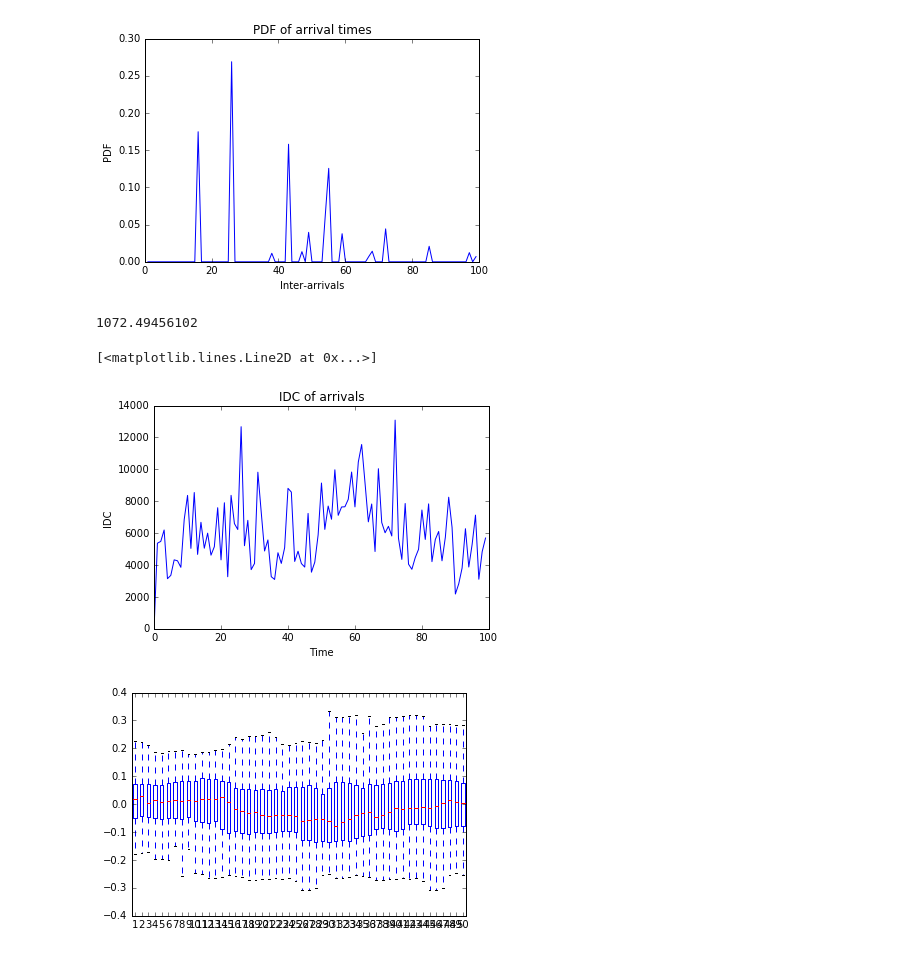
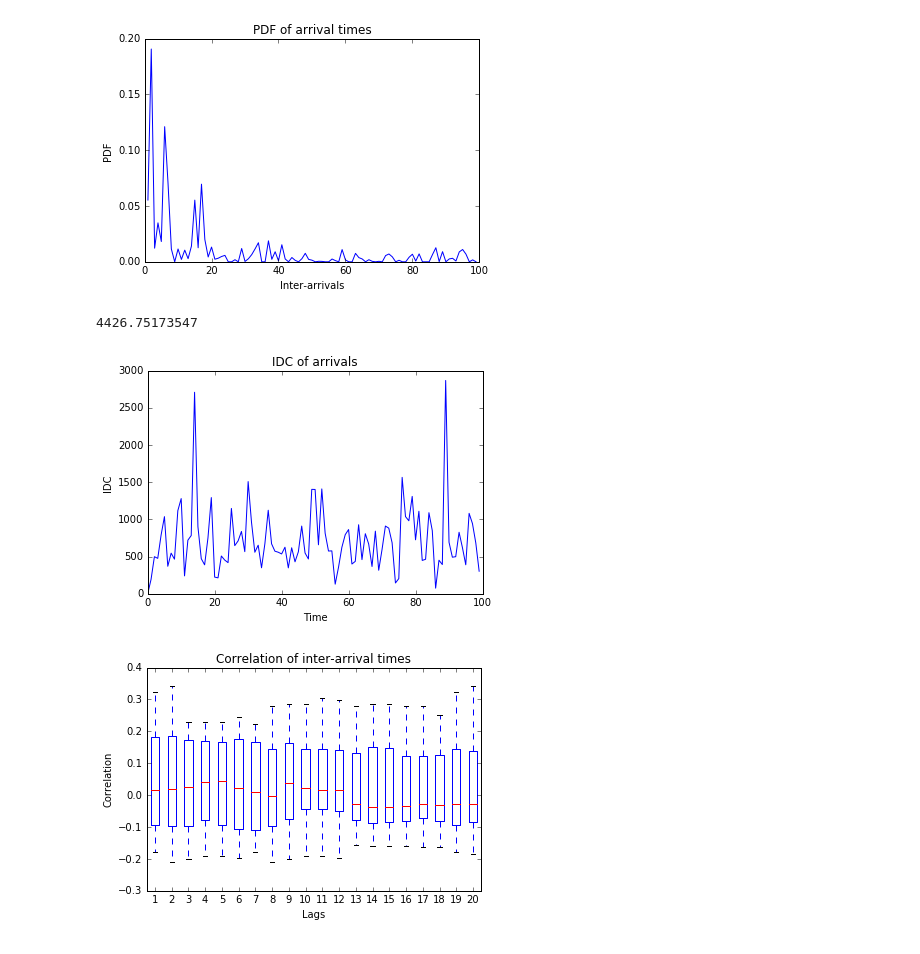
Before and after one commit to khalilmebarkia/BMEVITTD069, a Jupyter notebook: Traffic-Analysis.ipynb, the cells around one changed output. Drawn from its saved outputs; the diff is of its cells as text; code cells hidden in the pictures.

```diff
--- a/Traffic-Analysis.ipynb
+++ b/Traffic-Analysis.ipynb
@@ -8,7 +8,7 @@ import matplotlib.pyplot as plt
 import pylab as pl
 import random
 # %%
-f = open('data/lbl-pkt-4.csv', 'r')
+f = open('data/poisson1.csv', 'r')
 f.readline()
 data = np.loadtxt(f)
 # %%
@@ -110,12 +108,12 @@ plt.title('PDF of arrival times')
 plt.plot(pdfArr)
 plt.savefig("PDF.png")
 # %% [output]
-[figure, old version]
+[figure, new version]
 # %%
 countT = np.sum(interArrAvg[1:])
 print countT
 # %% [output]
-1072.49456102
+4426.75173547
 # %%
 #IDC
 
@@ -129,16 +127,18 @@ plt.title('IDC of arrivals');
 plt.plot(IDC)
 plt.savefig("IDC.png")
 # %% [output]
-[<matplotlib.lines.Line2D at 0x...>]
-[figure, old version]
+[figure, new version]
 # %%
 # Correlation
-ccorrInt = np.ma.corrcoef(interArrShifted[0:50])
+ccorrInt = np.ma.corrcoef(interArrShifted[0:20])
 plt.figure()
 plt.boxplot(ccorrInt, 0, '')
+plt.xlabel('Lags');
+plt.ylabel('Correlation');
+plt.title('Correlation of inter-arrival times');
 plt.savefig("Correlation.png")
 # %% [output]
-[figure, old version]
+[figure, new version]
 # %%
 #IDI
 
```
Also changed, not shown: parts of 3 cells of this notebook.
